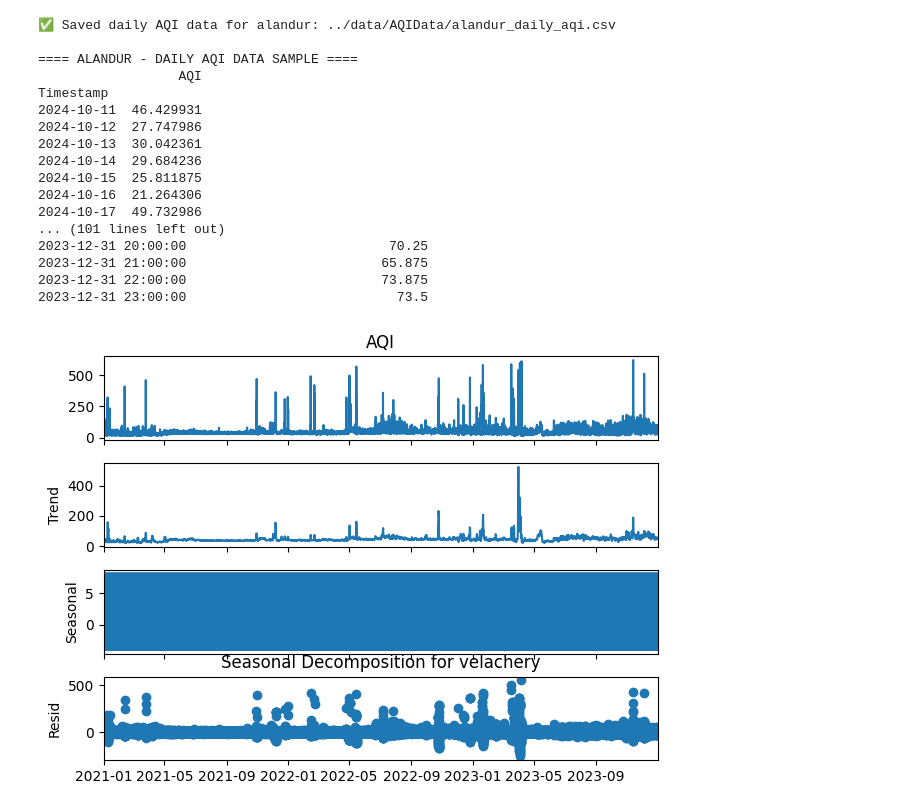
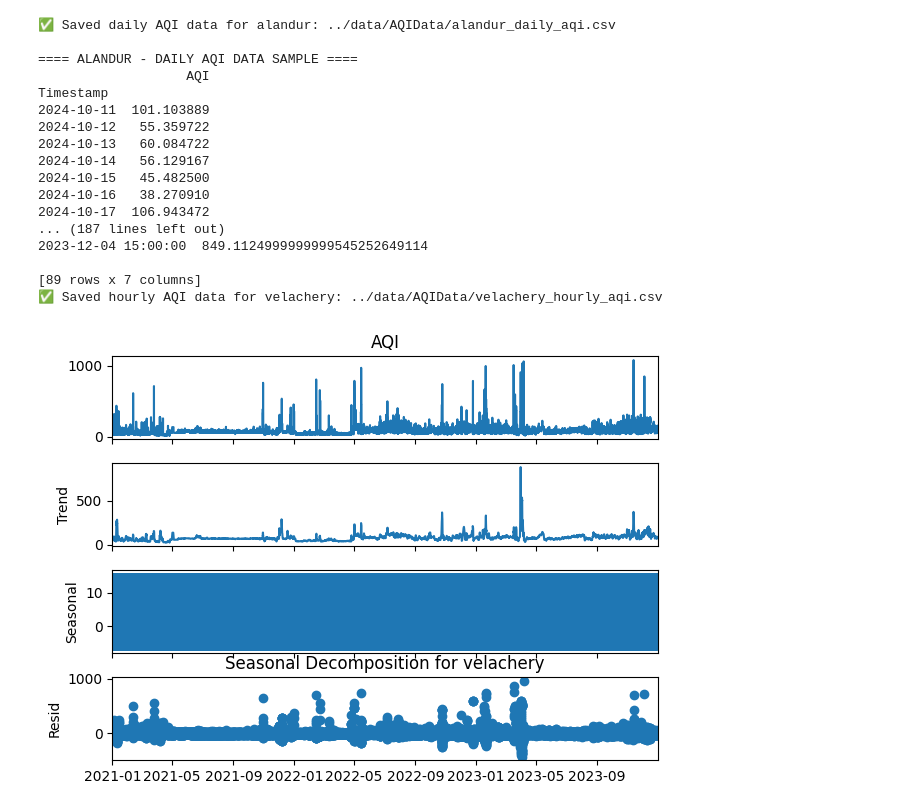
Before and after one commit to KrishnenduMR/ChennaiAir, a Jupyter notebook: notebooks/AQI_Generation.ipynb, the cells around one changed output. Drawn from its saved outputs; the diff is of its cells as text; code cells hidden in the pictures.

```diff
--- a/notebooks/AQI_Generation.ipynb
+++ b/notebooks/AQI_Generation.ipynb
@@ -17,4 +19,5 @@ stations = ["alandur", "velachery", "manali"]
 # %%
+
 # Process each station separately
 for station in stations:
     file_path = os.path.join(data_dir, f"{station}_cleaned.csv")
@@ -32,27 +35,24 @@ for station in stations:
     df["Timestamp"] = pd.to_datetime(df["Timestamp"])
     df.set_index("Timestamp", inplace=True)  # Ensure Timestamp is the index
 
-    # Ensure all numeric columns are float
+    # Convert all numeric columns to float
     for column in df.columns:
-        if column != "station":  # Exclude station name if present
-            df[column] = pd.to_numeric(df[column], errors='coerce')
+        df[column] = pd.to_numeric(df[column], errors='coerce')
 
     print(f"\n==== {station.upper()} - DATA INFO ====")
     print(df.info())
 
     # AQI Sub-Index Calculation
-    df["PM2.5_SubIndex"] = df["PM2.5 (µg/m³)"].apply(lambda x: get_sub_index.get_PM25_subindex(x))
-    df["PM10_SubIndex"] = df["PM10 (µg/m³)"].apply(lambda x: get_sub_index.get_PM10_subindex(x))
-    df["CO_SubIndex"] = df["CO (µg/m³)"].apply(lambda x: get_sub_index.get_CO_subindex(x))
-    df["Ozone_SubIndex"] = df["Ozone (µg/m³)"].apply(lambda x: get_sub_index.get_O3_subindex(x))
-    df["SO2_SubIndex"] = df["SO2 (µg/m³)"].apply(lambda x: get_sub_index.get_SO2_subindex(x))
-    df["NOx_SubIndex"] = df["NOx (µg/m³)"].apply(lambda x: get_sub_index.get_NOx_subindex(x))
+    df["PM2.5_SubIndex"] = df["PM2.5 (µg/m³)"].apply(lambda x: get_PM25_subindex(x))
+    df["PM10_SubIndex"] = df["PM10 (µg/m³)"].apply(lambda x: get_PM10_subindex(x))
+    df["CO_SubIndex"] = df["CO (µg/m³)"].apply(lambda x: get_CO_subindex(x/1000))
+    df["Ozone_SubIndex"] = df["Ozone (µg/m³)"].apply(lambda x: get_O3_subindex(x))
+    df["SO2_SubIndex"] = df["SO2 (µg/m³)"].apply(lambda x: get_SO2_subindex(x))
+    df["NOx_SubIndex"] = df["NOx (µg/m³)"].apply(lambda x: get_NOx_subindex(x))
 
-    # Select relevant columns
-    df = df[['PM2.5 (µg/m³)', 'PM2.5_SubIndex', 'PM10 (µg/m³)', 'PM10_SubIndex',
-             'NO (µg/m³)', 'NO2 (µg/m³)', 'NOx_SubIndex',
-             'CO (µg/m³)', 'CO_SubIndex', 'Ozone (µg/m³)', 'Ozone_SubIndex',
-             'SO2 (µg/m³)', 'SO2_SubIndex']]
+    # Debug sub-index values
+    print(f"\n==== {station.upper()} - SUB-INDEX STATISTICS ====")
+    print(df[["PM2.5_SubIndex", "PM10_SubIndex", "CO_SubIndex", "Ozone_SubIndex", "SO2_SubIndex", "NOx_SubIndex"]].describe())
 
     # AQI Calculation (Max Sub-Index Method)
     df["Checks"] = (df["PM2.5_SubIndex"] > 0).astype(int) + \
@@ -62,19 +62,21 @@ for station in stations:
                    (df["SO2_SubIndex"] > 0).astype(int) + \
                    (df["Ozone_SubIndex"] > 0).astype(int)
 
-    df["AQI"] = round(df[["PM2.5_SubIndex", "PM10_SubIndex", "NOx_SubIndex",
-                          "CO_SubIndex", "Ozone_SubIndex", "SO2_SubIndex"]].max(axis=1))
+    df["AQI"] = df[["PM2.5_SubIndex", "PM10_SubIndex", "NOx_SubIndex",
+                     "CO_SubIndex", "Ozone_SubIndex", "SO2_SubIndex"]].max(axis=1)
 
     # Remove invalid AQI values (where less than 3 pollutants are available)
     df.loc[df["Checks"] < 3, "AQI"] = np.nan
+
+    # Debug high AQI values
+    print(f"\n⚠️ Debugging High AQI Values for {station} ⚠️")
+    print(df[df["AQI"] > 500][["PM2.5_SubIndex", "PM10_SubIndex", "NOx_SubIndex",
+                                "CO_SubIndex", "Ozone_SubIndex", "SO2_SubIndex", "AQI"]])
 
     # Save hourly AQI data
     output_path = os.path.join(output_dir, f"{station}_hourly_aqi.csv")
     df.to_csv(output_path)
     print(f"✅ Saved hourly AQI data for {station}: {output_path}")
-
-    print(f"\n==== {station.upper()} - HOURLY AQI DATA SAMPLE ====")
-    print(df[["AQI"]].tail(30))  # Debug last 30 rows
 
     # Ensure hourly frequency for ARIMA
     df = df.asfreq('h')
@@ -91,12 +93,12 @@ for station in stations:
     # Fill missing AQI values before resampling to daily
     df['AQI'] = df['AQI'].interpolate(method='linear')
 
-    # Convert all pollutant-related columns to numeric
+    # Convert pollutant-related columns to numeric
     cols_to_convert = ["PM2.5 (µg/m³)", "PM10 (µg/m³)", "CO (µg/m³)",
-                   "Ozone (µg/m³)", "SO2 (µg/m³)", "NOx (µg/m³)", "AQI"]
+                       "Ozone (µg/m³)", "SO2 (µg/m³)", "NOx (µg/m³)", "AQI"]
     for col in cols_to_convert:
-      if col in df.columns:
-        df[col] = pd.to_numeric(df[col], errors="coerce")  # Convert to float, force NaN for bad values
+        if col in df.columns:
+            df[col] = pd.to_numeric(df[col], errors="coerce")
 
     # Resample to daily AQI and drop empty days
     df_daily = df.resample('D').mean()
@@ -106,7 +108,7 @@ for station in stations:
     print(f"✅ Saved daily AQI data for {station}: {output_daily_path}")
 
     print(f"\n==== {station.upper()} - DAILY AQI DATA SAMPLE ====")
-    print(df_daily[["AQI"]].tail(10))  # Debug last 10 rows
+    print(df_daily[["AQI"]].tail(10))
 
 print("\n🎉 Processing complete!")
 # %% [output]
@@ -131,21 +133,21 @@ print("\n🎉 Processing complete!")
 ✅ Saved daily AQI data for alandur: ../data/AQIData/alandur_daily_aqi.csv
 
 ==== ALANDUR - DAILY AQI DATA SAMPLE ====
-                  AQI
+                   AQI
 Timestamp
-2024-10-11  46.429931
-2024-10-12  27.747986
-2024-10-13  30.042361
-2024-10-14  29.684236
-2024-10-15  25.811875
-2024-10-16  21.264306
-2024-10-17  49.732986
-... (101 lines left out)
-2023-12-31 20:00:00                          70.25
-2023-12-31 21:00:00                         65.875
-2023-12-31 22:00:00                         73.875
-2023-12-31 23:00:00                           73.5
+2024-10-11  101.103889
+2024-10-12   55.359722
+2024-10-13   60.084722
+2024-10-14   56.129167
+2024-10-15   45.482500
+2024-10-16   38.270910
+2024-10-17  106.943472
+... (187 lines left out)
+2023-12-04 15:00:00  849.1124999999999545252649114
+
+[89 rows x 7 columns]
+✅ Saved hourly AQI data for velachery: ../data/AQIData/velachery_hourly_aqi.csv
-[figure, old version]
+[figure, new version]
 ✅ Saved daily AQI data for velachery: ../data/AQIData/velachery_daily_aqi.csv
 
 ==== VELACHERY - DAILY AQI DATA SAMPLE ====
```
Also changed, not shown: parts of 2 cells of this notebook, 1 other file.
